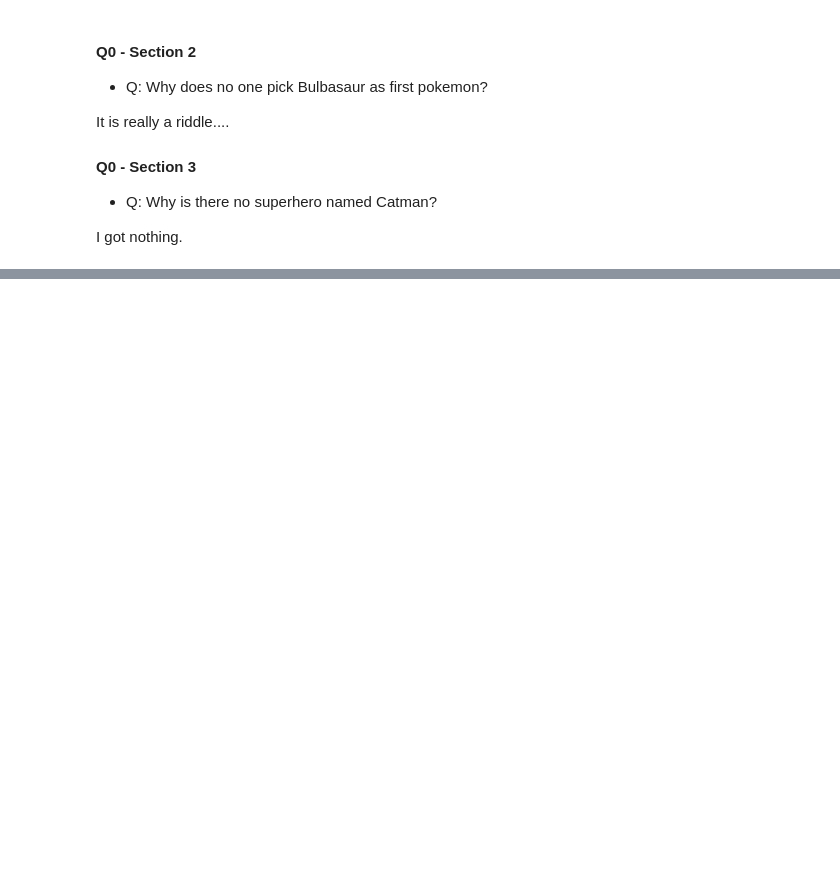
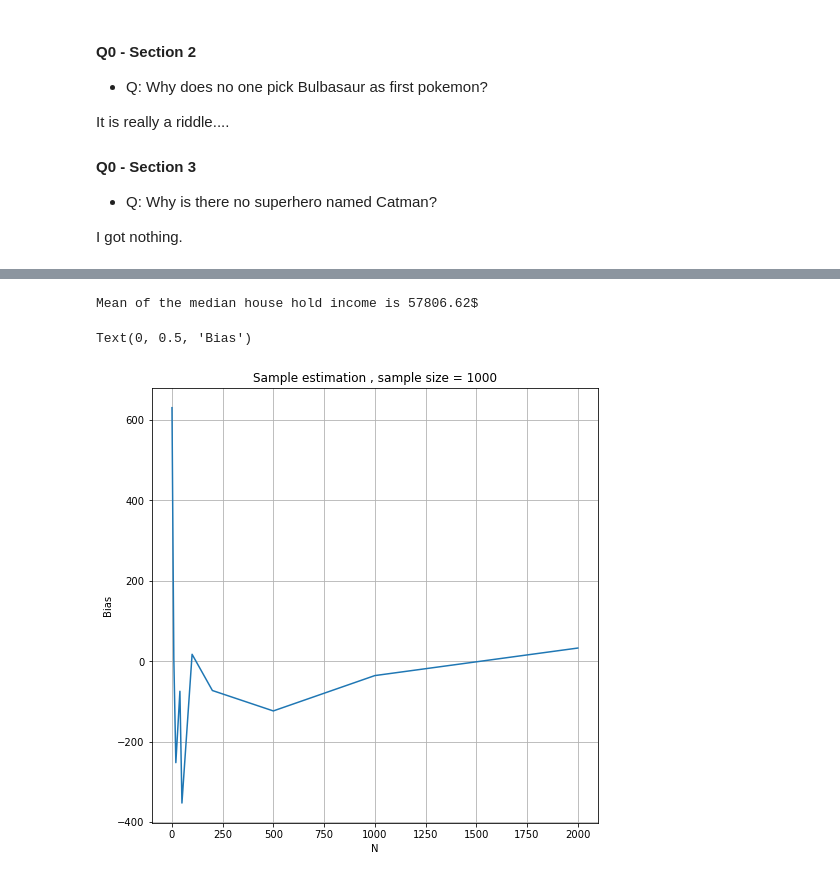
Before and after one commit to mocedon/ee_046202, a Jupyter notebook: wet1/ee046202_wet_1_stats_dim_reduction_public.ipynb, the cells around one changed output, grey strips where cells are left out. Cells and saved outputs as stored; diff of their text form; code cells hidden in the pictures; blank space fills up the shorter version.

```diff
--- a/wet1/ee046202_wet_1_stats_dim_reduction_public.ipynb
+++ b/wet1/ee046202_wet_1_stats_dim_reduction_public.ipynb
@@ -130,7 +130,7 @@ import matplotlib.pyplot as plt
 import scipy
 import seaborn as sns
 # %%
-df = pd.read_csv('./data/election-context-2018.csv')
+df = pd.read_csv('./election-context-2018.csv')
 df = df[['state', 'county','trump16', 'clinton16', 'otherpres16','total_population',
          'cvap', 'white_pct', 'black_pct', 'hispanic_pct', 'nonwhite_pct', 'foreignborn_pct',
          'female_pct', 'median_hh_inc', 'clf_unemploy_pct', 'lesshs_pct', 'lesscollege_pct']]
@@ -181,3 +231,32 @@ In this task, we will go back to the original data, `df` in the code, and we wil
+# %%
+df_clean = df.dropna(axis=0, how='any')
+cnt_inc = np.array(df_clean["median_hh_inc"])
+cnt_pop = np.array(df_clean["total_population"])
+mm_hh_inc = cnt_inc.dot(cnt_pop) / np.sum(cnt_pop)
+print("Mean of the median house hold income is {:.2f}$".format(float(mm_hh_inc)))
+
+np.random.seed(0)
+n = 1000
+N_lst = [1, 10, 20, 40, 50, 100, 200, 500, 1000, 2000]
+res = []
+for N in N_lst:
+    mm_rnd = []
+    for i in range(N):
+        idx = np.random.choice(range(cnt_inc.size), n)
+        mm_rnd.append(cnt_inc[idx].dot(cnt_pop[idx]) / np.sum(cnt_pop[idx]))
+    res.append(np.mean(mm_rnd))
+diff = res - mm_hh_inc
+fig = plt.figure(figsize=(8,8))
+ax = fig.add_subplot(1,1,1)
+ax.plot(N_lst, diff)
+ax.grid()
+ax.set_title("Sample estimation , sample size = 1000")
+ax.set_xlabel("N")
+ax.set_ylabel("Bias")
+# %% [output]
+Mean of the median house hold income is 57806.62$
+Text(0, 0.5, 'Bias')
+[figure, added]
 # %% [markdown]
 ### <img src="https://img.icons8.com/bubbles/48/000000/ask-question.png" style="height:50px;display:inline"> Question 2 - Point Estimates
 ---
```
Also changed, not shown: parts of 7 cells of this notebook, 1 other file.
